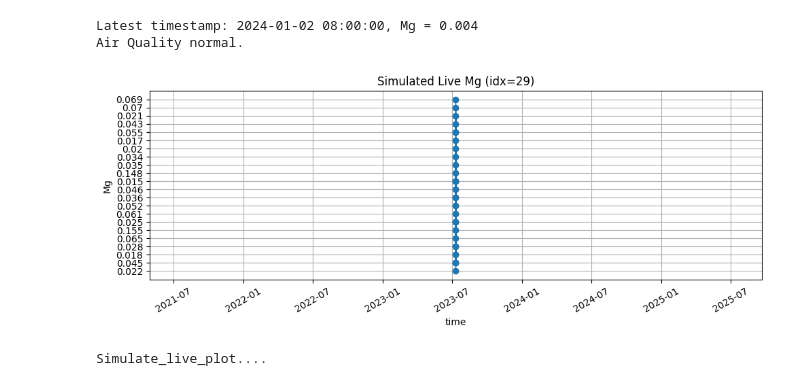
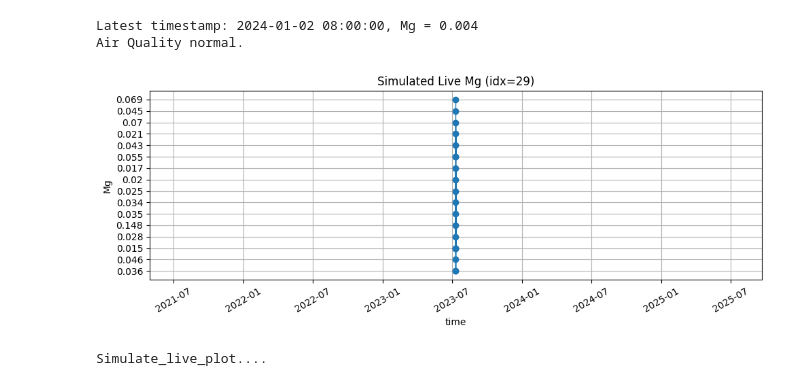
Before and after one commit to rajghorui21/Environmental-Monitoring-Pollution-Control, a Jupyter notebook: Environmental_Monitoring_and_Pollution_Control_.ipynb, the cells around one changed output. Drawn from its saved outputs; the diff is of its cells as text; code cells hidden in the pictures.

```diff
--- a/Environmental_Monitoring_and_Pollution_Control_.ipynb
+++ b/Environmental_Monitoring_and_Pollution_Control_.ipynb
@@ -251,31 +279,31 @@ Air Quality normal.
 # %%
 from IPython.display import clear_output, display
 
 def simulate_live_plot(df, n_points=50, pause=0.5):
 
     window = []
     timestamps = []
     for idx, row in df.iterrows():
         window.append(row['Mg'])
         timestamps.append(row['DATEOFF'] if 'DATEOFF' in df.columns else idx)
         if len(window) > n_points:
             window.pop(0)
             timestamps.pop(0)
         clear_output(wait=True)
         plt.figure(figsize=(10,4))
         plt.plot(timestamps, window, marker='o', linewidth=1)
         plt.title(f"Simulated Live Mg (idx={idx})")
         plt.xlabel('time')
         plt.ylabel('Mg')
         plt.xticks(rotation=30)
         plt.grid(True)
         plt.tight_layout()
         plt.show()
         time.sleep(pause)
 
 
-simulate_live_plot(df.head(30), n_points=50, pause=0.5)
+simulate_live_plot(df.head(30), n_points=20, pause=0.5)
 print("Simulate_live_plot....")
 # %% [output]
-[figure, old version]
+[figure, new version]
 Simulate_live_plot....
```
Also changed, not shown: parts of 1 cell of this notebook.
